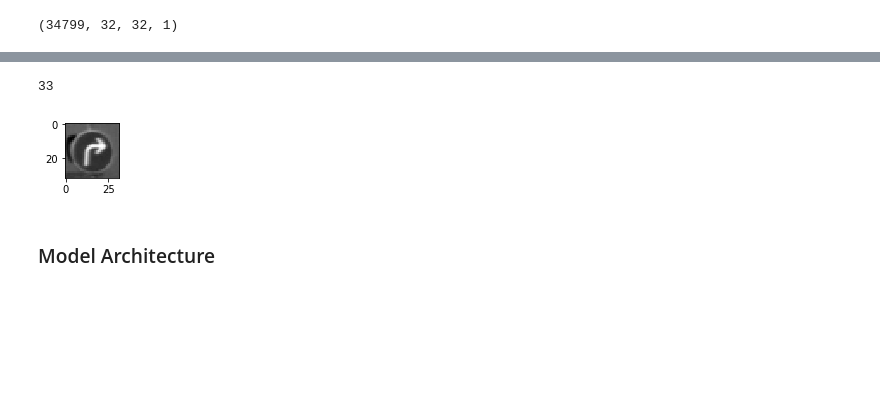
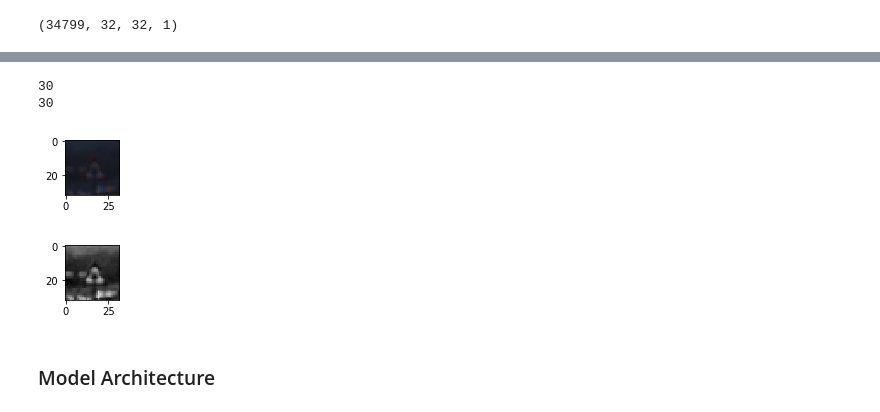
Before and after one commit to elok/CarND-Traffic-Sign-Classifier-Project, a Jupyter notebook: Traffic_Sign_Classifier.ipynb, the cells around one changed output, grey strips where cells are left out. Cells and saved outputs as stored; diff of their text form; code cells hidden in the pictures; blank space fills up the shorter version.

```diff
--- a/Traffic_Sign_Classifier.ipynb
+++ b/Traffic_Sign_Classifier.ipynb
@@ -207,14 +217,23 @@ print(X_train_gray[0][0][0])
 # %%
 # Sample normalization image
 index = random.randint(0, len(X_train_gray))
-image = X_train_gray[index].squeeze()
+
+image_before = X_train[index].squeeze()
 
 plt.figure(figsize=(1,1))
-plt.imshow(image, cmap='gray')
+plt.imshow(image_before)
 print(y_train[index])
+
+image_norm = X_train_gray[index].squeeze()
+
+plt.figure(figsize=(1,1))
+plt.imshow(image_norm, cmap='gray')
+print(y_train[index])
 # %% [output]
-33
+30
+30
-[figure, old version]
+[figure, new version]
+[figure, added]
 # %% [markdown]
 ### Model Architecture
 # %%
```
Also changed, not shown: parts of 9 cells of this notebook.
